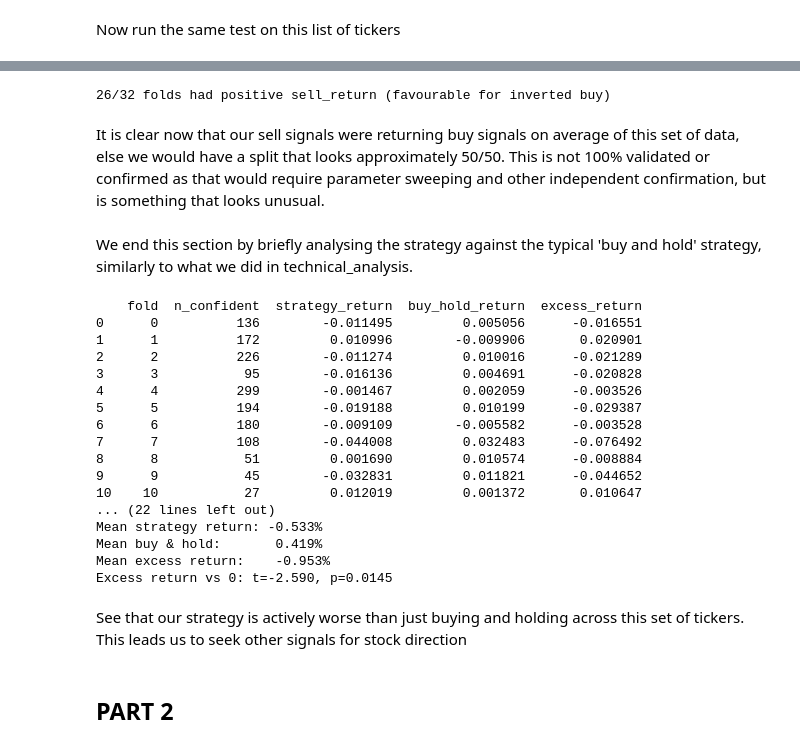
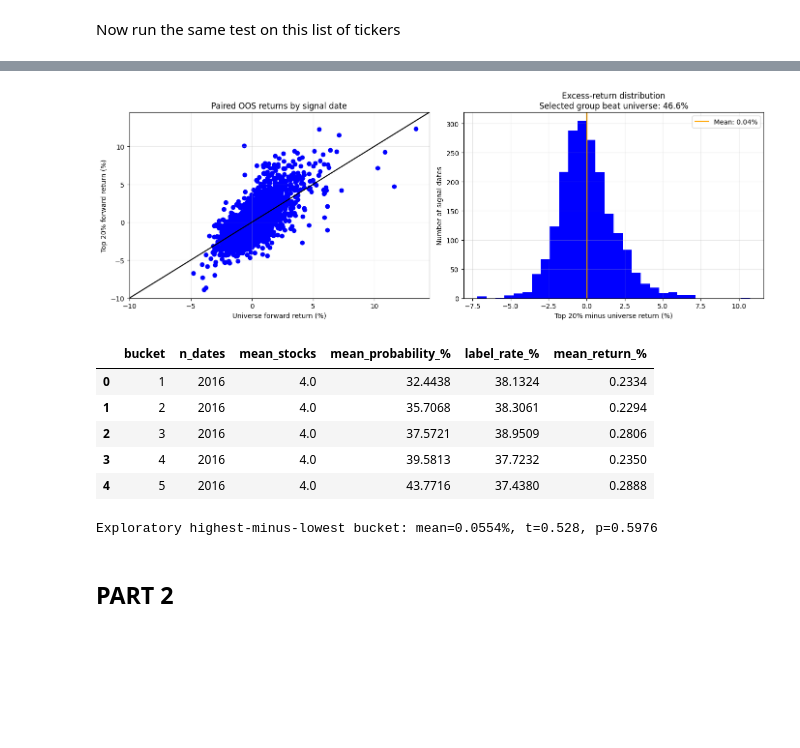
Before and after one commit to oscar-lewis-3333/trading-portfolio, a Jupyter notebook: ml_trading_signals/notebooks/ml_signals.ipynb, the cells around one changed output, grey strips where cells are left out. Saved outputs shown, nothing was run; the diff lists cells and outputs as text; code cells hidden in the pictures; blank space fills up the shorter version.

```diff
--- a/ml_trading_signals/notebooks/ml_signals.ipynb
+++ b/ml_trading_signals/notebooks/ml_signals.ipynb
@@ -293,43 +248,37 @@ It is true that our sell signals were returning buy signals on average. This cou
-# %%
-positive_folds = (direction_results['sell_return'] > 0).sum()
-total_folds = direction_results['sell_return'].notna().sum()
-print(f"{positive_folds}/{total_folds} folds had positive sell_return (favourable for inverted buy)")
-# %% [output]
-26/32 folds had positive sell_return (favourable for inverted buy)
-# %% [markdown]
-It is clear now that our sell signals were returning buy signals on average of this set of data, else we would have a split that looks approximately 50/50. This is not 100% validated or confirmed as that would require parameter sweeping and other independent confirmation, but is something that looks unusual.
-# %% [markdown]
-We end this section by briefly analysing the strategy against the typical 'buy and hold' strategy, similarly to what we did in technical_analysis.
-# %%
-comparison = strategy_vs_buy_hold( pooled, feature_cols, lambda: RandomForestClassifier(n_estimators=200, max_depth=5, random_state=42, n_jobs=-1), confidence_threshold=0.6)
-
-print(comparison.to_string())
-print(f"\nMean strategy return: {comparison['strategy_return'].mean()*100:.3f}%")
-print(f"Mean buy & hold:       {comparison['buy_hold_return'].mean()*100:.3f}%")
-print(f"Mean excess return:    {comparison['excess_return'].mean()*100:.3f}%")
-
-t, p = stats.ttest_1samp(comparison['excess_return'], 0)
-print(f"Excess return vs 0: t={t:.3f}, p={p:.4f}")
-# %% [output]
-    fold  n_confident  strategy_return  buy_hold_return  excess_return
-0      0          136        -0.011495         0.005056      -0.016551
-1      1          172         0.010996        -0.009906       0.020901
-2      2          226        -0.011274         0.010016      -0.021289
-3      3           95        -0.016136         0.004691      -0.020828
-4      4          299        -0.001467         0.002059      -0.003526
-5      5          194        -0.019188         0.010199      -0.029387
-6      6          180        -0.009109        -0.005582      -0.003528
-7      7          108        -0.044008         0.032483      -0.076492
-8      8           51         0.001690         0.010574      -0.008884
-9      9           45        -0.032831         0.011821      -0.044652
-10    10           27         0.012019         0.001372       0.010647
-... (22 lines left out)
-Mean strategy return: -0.533%
-Mean buy & hold:       0.419%
-Mean excess return:    -0.953%
-Excess return vs 0: t=-2.590, p=0.0145
-# %% [markdown]
-See that our strategy is actively worse than just buying and holding across this set of tickers. This leads us to seek other signals for stock direction
+# %%
+_ = plot_oos_top_frac(pooled_daily)
+# %% [output]
+[figure, added]
+# %%
+bucket_daily, bucket_summary = evaluate_oos_score(pooled_oos, n_buckets=5, min_universe=5,)
+
+bucket_table = bucket_summary.copy()
+
+bucket_table[['mean_probability', 'label_rate', 'mean_return']] *= 100
+
+bucket_table = bucket_table.rename(columns={
+    'mean_probability': 'mean_probability_%',
+    'label_rate': 'label_rate_%',
+    'mean_return': 'mean_return_%',
+    })
+
+display(bucket_table.round(4))
+
+bucket_returns = bucket_daily.pivot(index='date', columns='bucket', values='mean_return').dropna()
+
+top_minus_bottom = (bucket_returns[5] - bucket_returns[1])
+
+t_value, p_value = hac_test(top_minus_bottom, horizon=10)
+
+print("\nExploratory highest-minus-lowest bucket: " f"mean={top_minus_bottom.mean() * 100:.4f}%, " f"t={t_value:.3f}, p={p_value:.4f}")
+# %% [output]
+|  | bucket | n_dates | mean_stocks | mean_probability_% | label_rate_% | mean_return_% |
+| 0 | 1 | 2016 | 4.0 | 32.4438 | 38.1324 | 0.2334 |
+| 1 | 2 | 2016 | 4.0 | 35.7068 | 38.3061 | 0.2294 |
+| 2 | 3 | 2016 | 4.0 | 37.5721 | 38.9509 | 0.2806 |
+| 3 | 4 | 2016 | 4.0 | 39.5813 | 37.7232 | 0.2350 |
+| 4 | 5 | 2016 | 4.0 | 43.7716 | 37.4380 | 0.2888 |
+Exploratory highest-minus-lowest bucket: mean=0.0554%, t=0.528, p=0.5976
 # %% [markdown]
 ## PART 2
 # %% [markdown]
```
Also changed, not shown: parts of 53 cells of this notebook, 37 other files.
